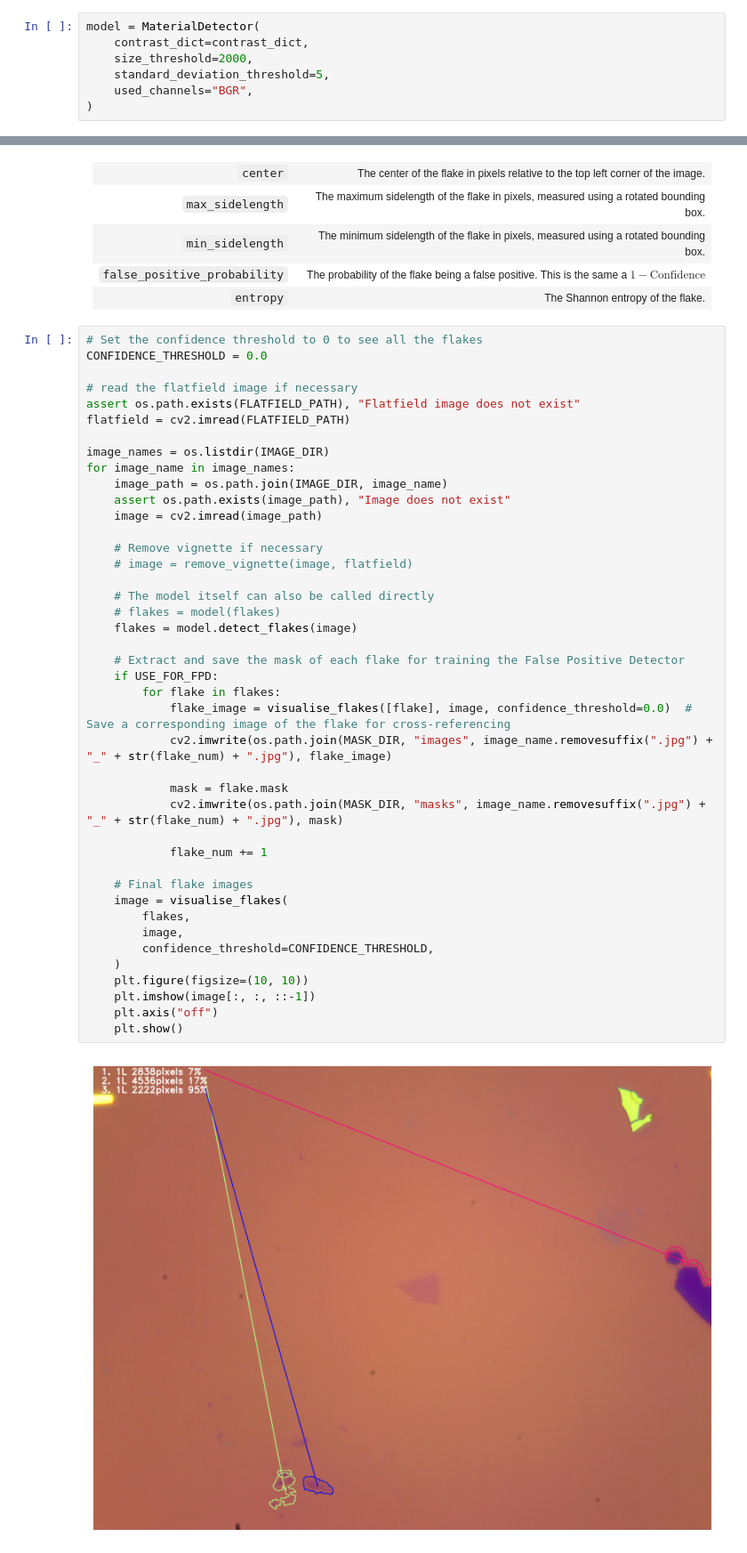
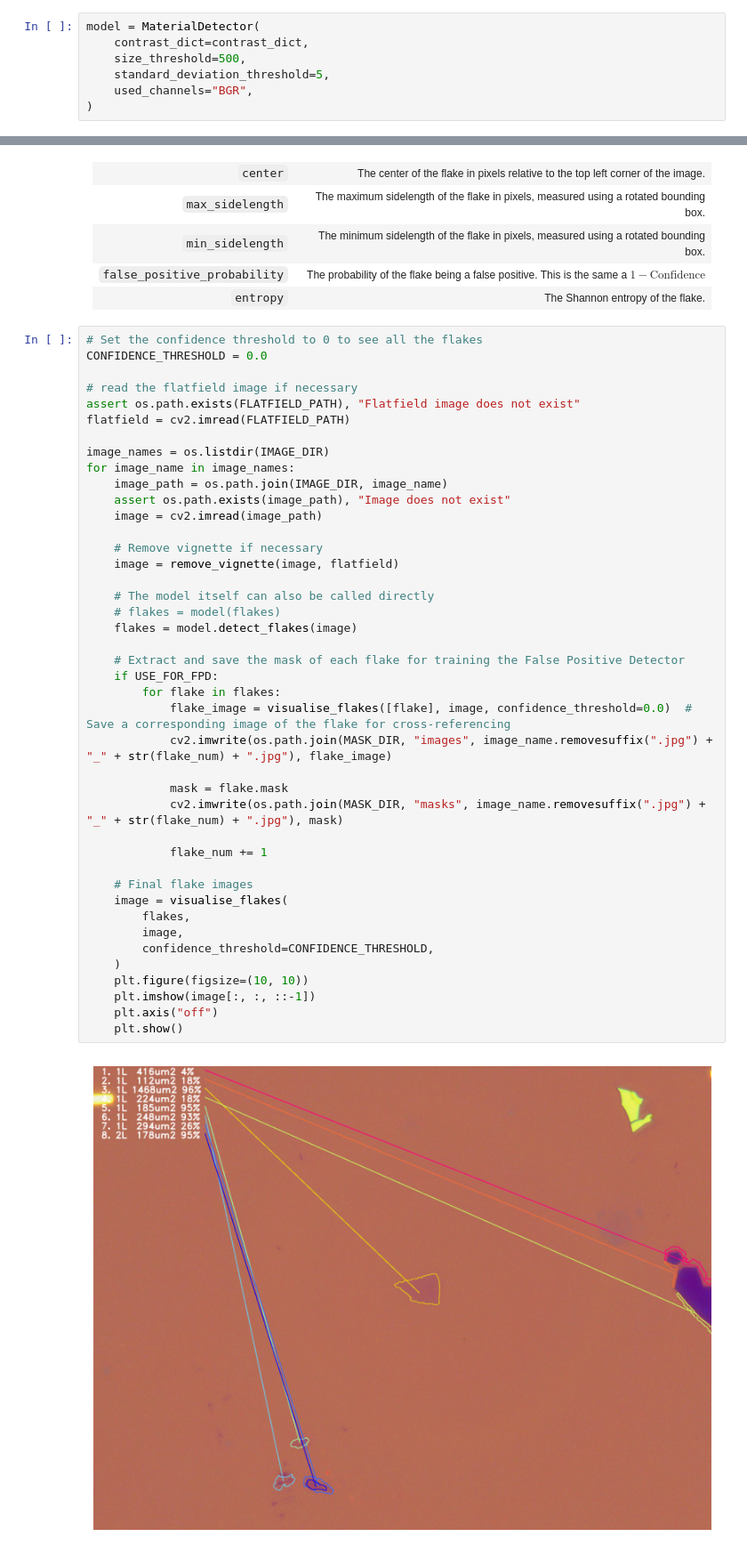
Before and after one commit to MiriRL/2DMatGMM, a Jupyter notebook: demo/detect_flakes.ipynb, the cells around one changed output, grey strips where cells are left out. Shown at 89% size. Cells and saved outputs as stored; diff of their text form.

Commit message:
Revert "without flatfield"
This reverts commit e01443f19c895c2a82ce7507e060c678b9733715.

```diff
--- a/demo/detect_flakes.ipynb
+++ b/demo/detect_flakes.ipynb
@@ -87,7 +87,7 @@ The model takes a few different parameters, these are described in the following
 # %%
 model = MaterialDetector(
     contrast_dict=contrast_dict,
-    size_threshold=2000,
+    size_threshold=500,
     standard_deviation_threshold=5,
     used_channels="BGR",
 )
@@ -129,32 +129,32 @@ for image_name in image_names:
     image = cv2.imread(image_path)
 
     # Remove vignette if necessary
-    # image = remove_vignette(image, flatfield)
+    image = remove_vignette(image, flatfield)
 
     # The model itself can also be called directly
     # flakes = model(flakes)
     flakes = model.detect_flakes(image)
 
     # Extract and save the mask of each flake for training the False Positive Detector
     if USE_FOR_FPD:
         for flake in flakes:
             flake_image = visualise_flakes([flake], image, confidence_threshold=0.0)  # Save a corresponding image of the flake for cross-referencing
             cv2.imwrite(os.path.join(MASK_DIR, "images", image_name.removesuffix(".jpg") + "_" + str(flake_num) + ".jpg"), flake_image)
 
             mask = flake.mask
             cv2.imwrite(os.path.join(MASK_DIR, "masks", image_name.removesuffix(".jpg") + "_" + str(flake_num) + ".jpg"), mask)
 
             flake_num += 1
 
     # Final flake images
     image = visualise_flakes(
         flakes,
         image,
         confidence_threshold=CONFIDENCE_THRESHOLD,
     )
     plt.figure(figsize=(10, 10))
     plt.imshow(image[:, :, ::-1])
     plt.axis("off")
     plt.show()
 # %% [output]
-[figure, old version]
+[figure, new version]
```
Also changed, not shown: 1 other file.
